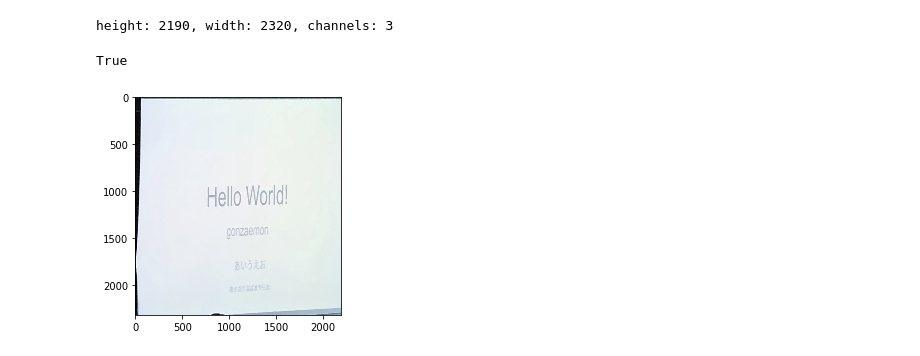
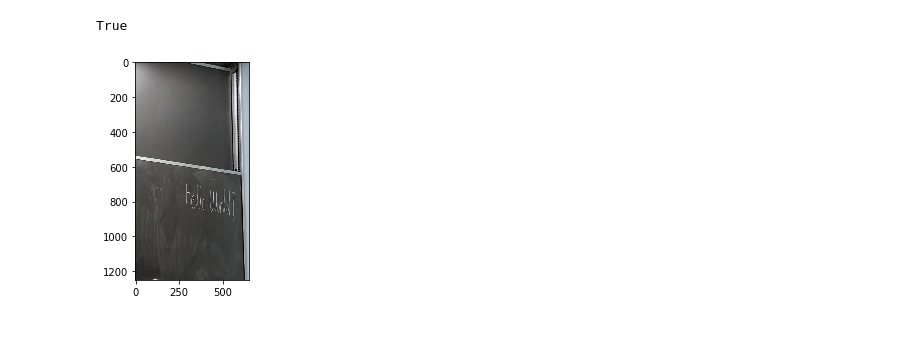
Before and after one commit to gonzaemon111/python-transformation, a Jupyter notebook: perspective2.ipynb, the cells around one changed output. Cells and saved outputs as stored; diff of their text form; code cells hidden in the pictures.

```diff
--- a/perspective2.ipynb
+++ b/perspective2.ipynb
@@ -4,13 +4,14 @@ import cv2
 import matplotlib.pyplot as plt
 import numpy as np
 
-IMAGE_NAME = "./dev_images2/IMG_3207.jpg"
+IMAGE_NAME = "./demo/1.jpg"
 
 # ここに透視変換を記述
 
 # img = cv2.imread("./dev_images2/IMG_3207.jpg")
 # img = cv2.imread("./data/lena.jpg")
-img = cv2.rotate(cv2.imread(IMAGE_NAME), cv2.ROTATE_90_COUNTERCLOCKWISE)
+# img = cv2.rotate(cv2.imread(IMAGE_NAME), cv2.ROTATE_90_COUNTERCLOCKWISE)
+img = cv2.imread(IMAGE_NAME)
 plt.imshow(img)
 
 # 1. 画像の縦と横の長さを確認
@@ -23,8 +24,11 @@ height: 4032, width: 3024, channels: 3
 # 2. 画像内のスライドの４つ角の位置を見つける
 # サンプル1の切り出し、保存
 # img[top : bottom, left : right]
-resize_img = img[910 : 3100, 430: 2750]
+resize_img = img[1500 : 2750, 1200: 1850]
 plt.imshow(resize_img)
 
 # cv2.imwrite('./dev_images2/IMG_3207_resize.jpg', img1)
+resize_height, resize_width, resize_channels = resize_img.shape[:3]
+
+print("height: %d, width: %d, channels: %d " % (resize_height, resize_width, resize_channels))
 # %% [output]
@@ -33,27 +37,22 @@ plt.imshow(resize_img)
 # %%
 # 3. そこに合わせて透視変換を行う
-
-resize_height, resize_width, resize_channels = resize_img.shape[:3]
-
-print("height: %d, width: %d, channels: %d " % (resize_height, resize_width, resize_channels))
 
 # list = np.float32(左上,左下, 右下, 右上)
 # listの元々の座標から目的の座標のどちらも必要
 # 今回の場合は、元々の目標が画像サイズいっぱいなので、目的の設定は簡単
 
 #
-list_srcs = np.float32([[40, 10], [40, 1980], [2300,2000], [2290,300]])
+list_srcs = np.float32([[0,0], [0,resize_height], [resize_width, resize_height-200], [resize_width, 300]])
 # 目的値
 list_dsts = np.float32([[0,0], [0,resize_height], [resize_width, resize_height], [resize_width, 0]])
 
 perspective_matrix = cv2.getPerspectiveTransform(list_srcs, list_dsts)
 
-dst_image = cv2.warpPerspective(resize_img, perspective_matrix, (resize_height, resize_width))
+dst_image = cv2.warpPerspective(resize_img, perspective_matrix, (resize_width, resize_height))
 
 plt.imshow(dst_image)
 
-cv2.imwrite('./dev_images2/IMG_3207_dst_image.jpg', dst_image)
+cv2.imwrite('./demo/1_dst.jpg', dst_image)
 # %% [output]
-height: 2190, width: 2320, channels: 3
+True
-True
-[figure, old version]
+[figure, new version]
```
Also changed, not shown: parts of 2 cells of this notebook, 3 other files.
